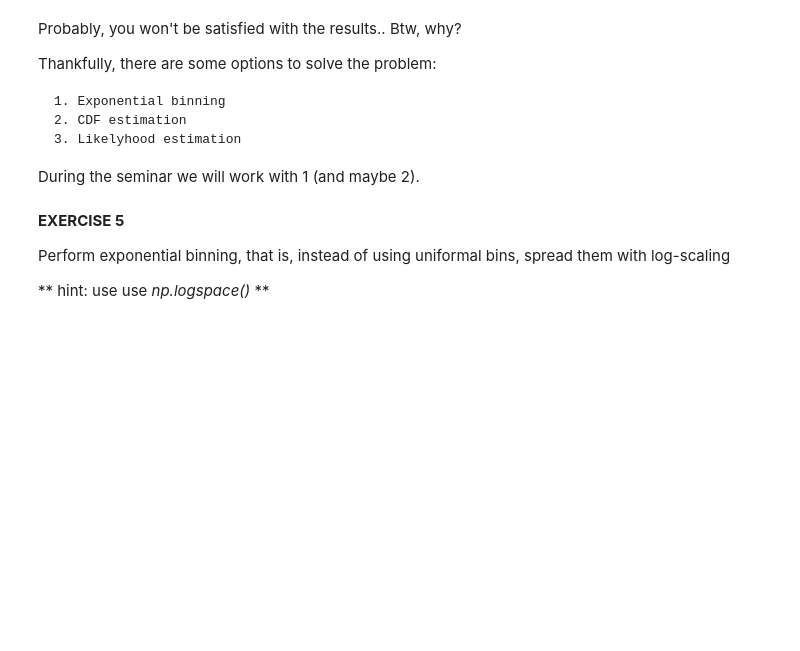
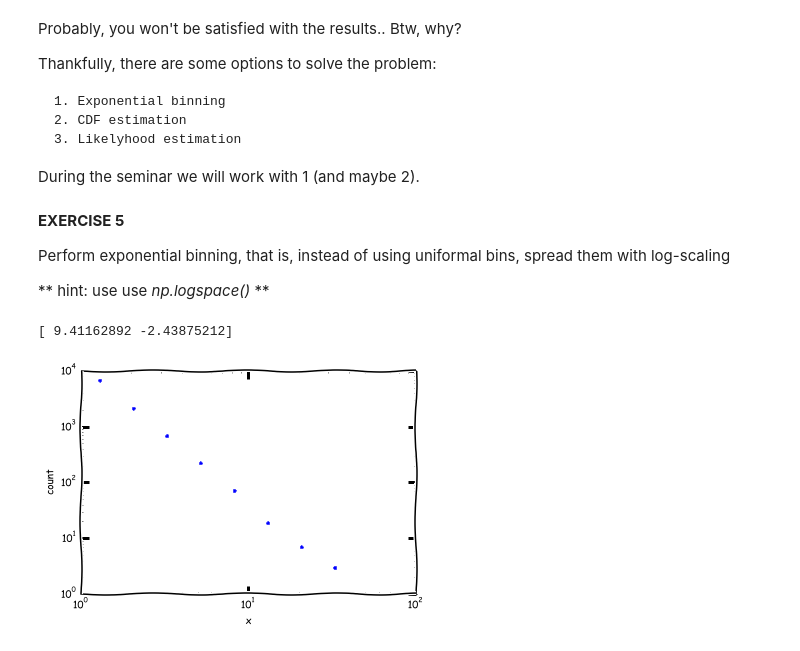
Before and after one commit to shestakoff/social_ntwks, a Jupyter notebook: power_law.ipynb, the cells around one changed output. Drawn from its saved outputs; the diff is of its cells as text; code cells hidden in the pictures; blank space fills up the shorter version.

```diff
--- a/power_law.ipynb
+++ b/power_law.ipynb
@@ -80,0 +137,28 @@ Perform exponential binning, that is, instead of using uniformal bins, spread th
+# %%
+# Write your code here..
+#
+#
+
+# Binning
+bins = np.logspace(0, 6, base = 2.0, num = 10)
+yh, binEdges = np.histogram(x, bins)
+bincenters = 0.5*(binEdges[1:]+binEdges[:-1])
+
+# Plot
+plt.loglog(bincenters, yh, '.', lw=2)
+plt.ylabel('count')
+plt.xlabel('x')
+
+# Move zeros away!
+idx = np.ix_(yh != 0)
+x_est = np.log(bincenters[idx])
+y_est = np.log(yh[idx])
+s = len(x_est)
+
+# Do estimation
+X = np.vstack([np.ones(s), x_est]).T
+Beta = np.dot(np.dot(np.linalg.inv(np.dot(X.T, X)), X.T), y_est)
+print Beta
+# %% [output]
+[ 9.41162892 -2.43875212]
+[figure, added]
```
Also changed, not shown: parts of 10 cells of this notebook.
